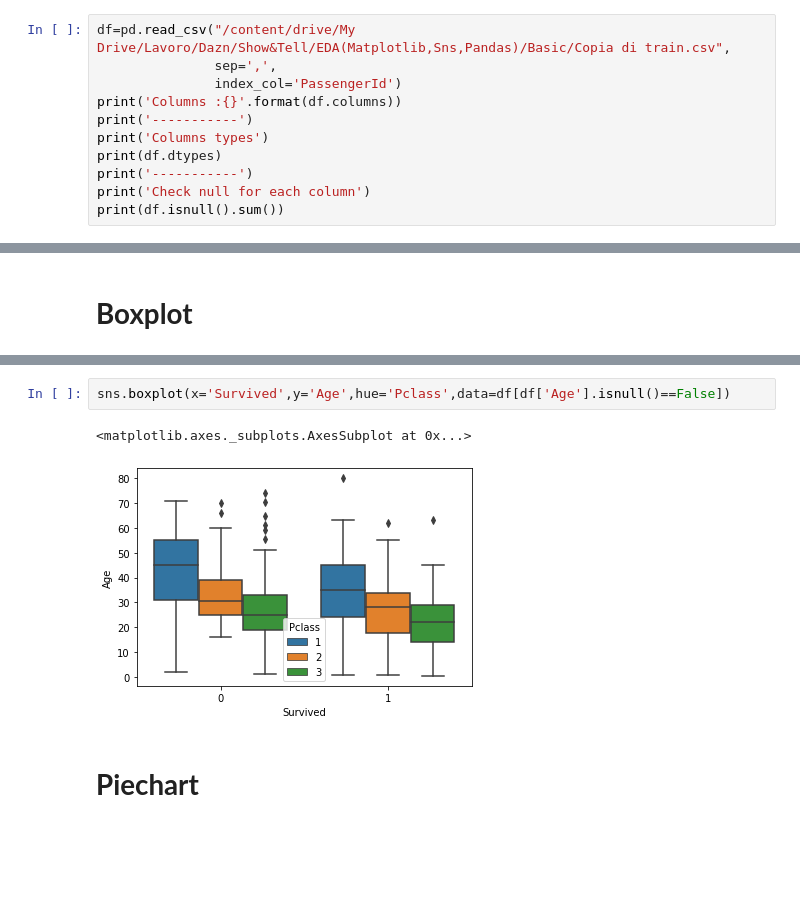
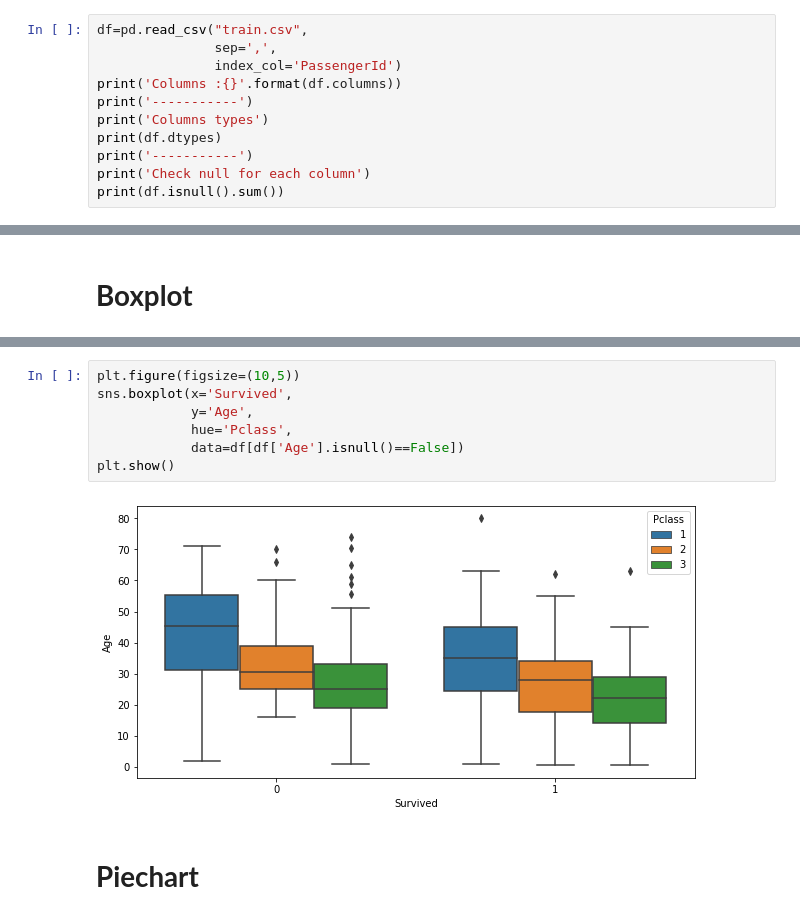
Before and after one commit to fabioba/EDA_Python, a Jupyter notebook: BasicEDA_ShowTell.ipynb, the cells around one changed output, grey strips where cells are left out. Drawn from its saved outputs; the diff is of its cells as text; blank space fills up the shorter version.

```diff
--- a/BasicEDA_ShowTell.ipynb
+++ b/BasicEDA_ShowTell.ipynb
@@ -20,7 +14,7 @@ help(pd.DataFrame)
 # **Import dataframe**
 Reading csv file using pandas library
 # %%
-df=pd.read_csv("/content/drive/My Drive/Lavoro/Dazn/Show&Tell/EDA(Matplotlib,Sns,Pandas)/Basic/Copia di train.csv",
+df=pd.read_csv("train.csv",
                sep=',',
                index_col='PassengerId')
 print('Columns :{}'.format(df.columns))
@@ -369,8 +389,12 @@ df['Age'][df['Age'].isnull()==False].plot(kind='box',color='green')
 [figure]
 # %%
-sns.boxplot(x='Survived',y='Age',hue='Pclass',data=df[df['Age'].isnull()==False])
+plt.figure(figsize=(10,5))
+sns.boxplot(x='Survived',
+            y='Age',
+            hue='Pclass',
+            data=df[df['Age'].isnull()==False])
+plt.show()
 # %% [output]
-<matplotlib.axes._subplots.AxesSubplot at 0x...>
-[figure, old version]
+[figure, new version]
 # %% [markdown]
 # **Piechart**
```
Also changed, not shown: parts of 14 cells of this notebook.
